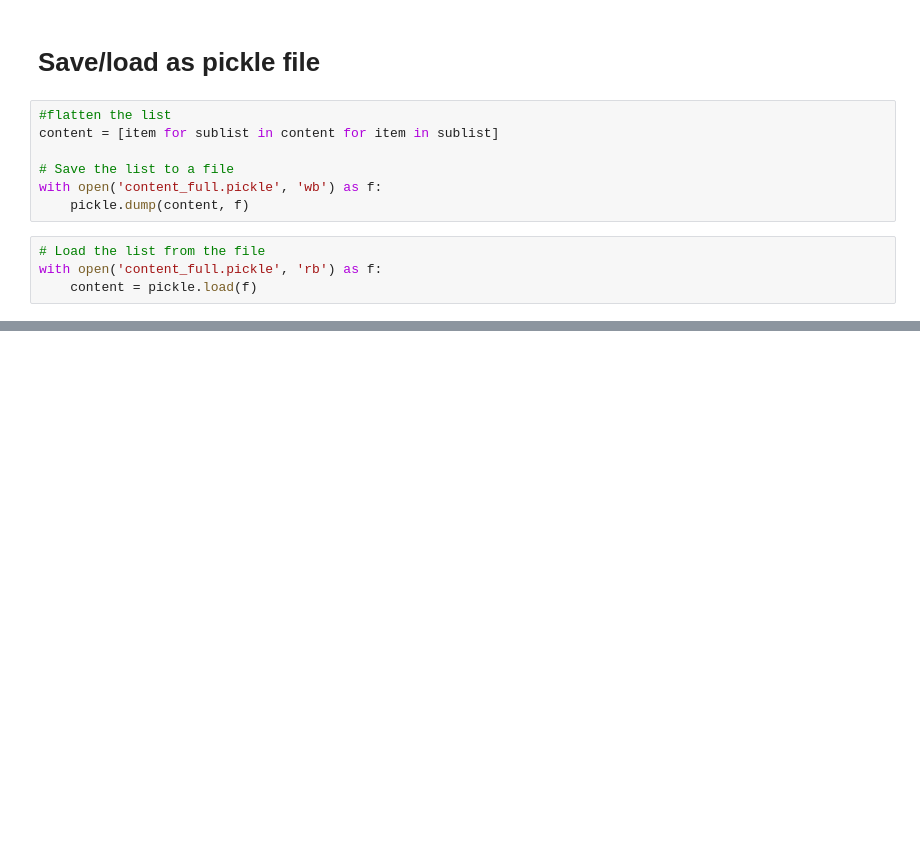
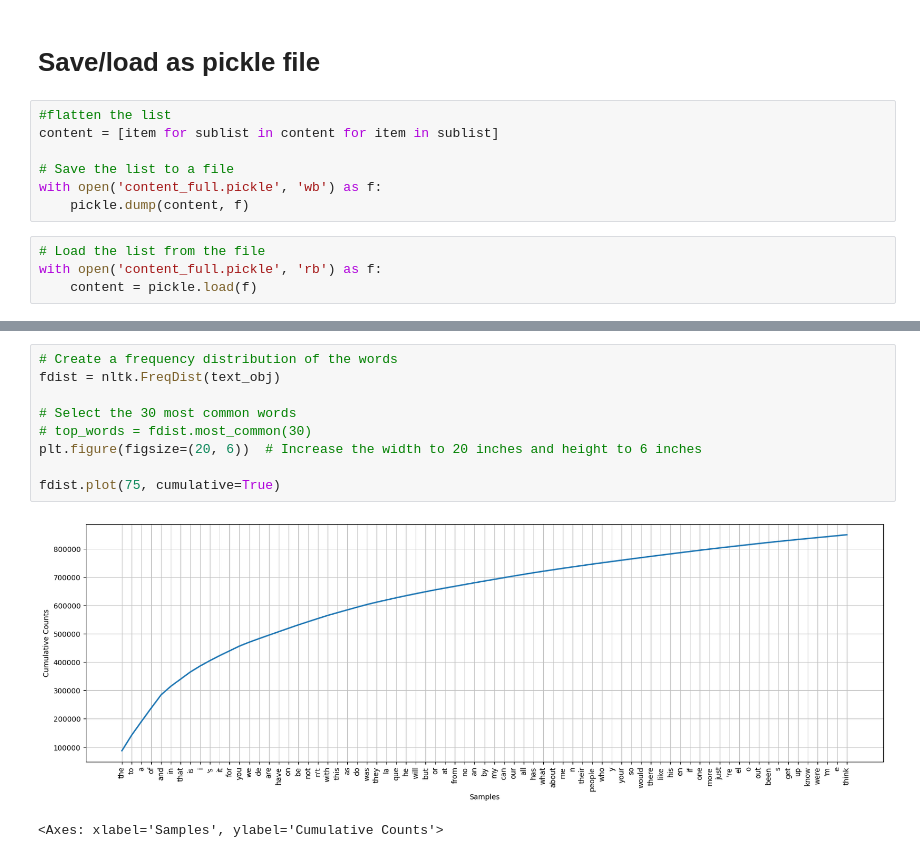
Before and after one commit to Morell1123/FinalProjectAssignment, a Jupyter notebook: Load and preprocess data.ipynb, the cells around one changed output, grey strips where cells are left out. Saved outputs shown, nothing was run; the diff lists cells and outputs as text; blank space fills up the shorter version.

```diff
--- a/Load and preprocess data.ipynb
+++ b/Load and preprocess data.ipynb
@@ -179,0 +408,12 @@ count_objects_and_links(content)
+# %%
+# Create a frequency distribution of the words
+fdist = nltk.FreqDist(text_obj)
+
+# Select the 30 most common words
+# top_words = fdist.most_common(30)
+plt.figure(figsize=(20, 6))  # Increase the width to 20 inches and height to 6 inches
+
+fdist.plot(75, cumulative=True)
+# %% [output]
+[figure, added]
+<Axes: xlabel='Samples', ylabel='Cumulative Counts'>
```
Also changed, not shown: parts of 31 cells of this notebook.
